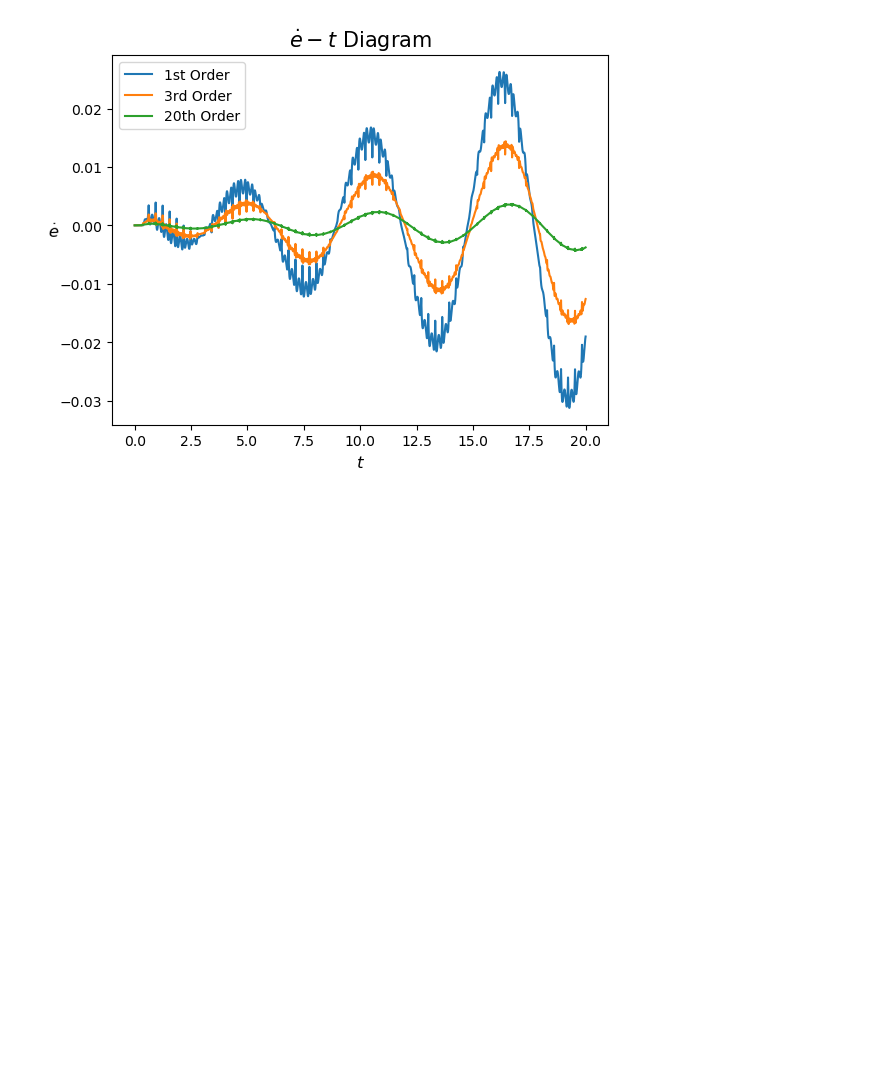
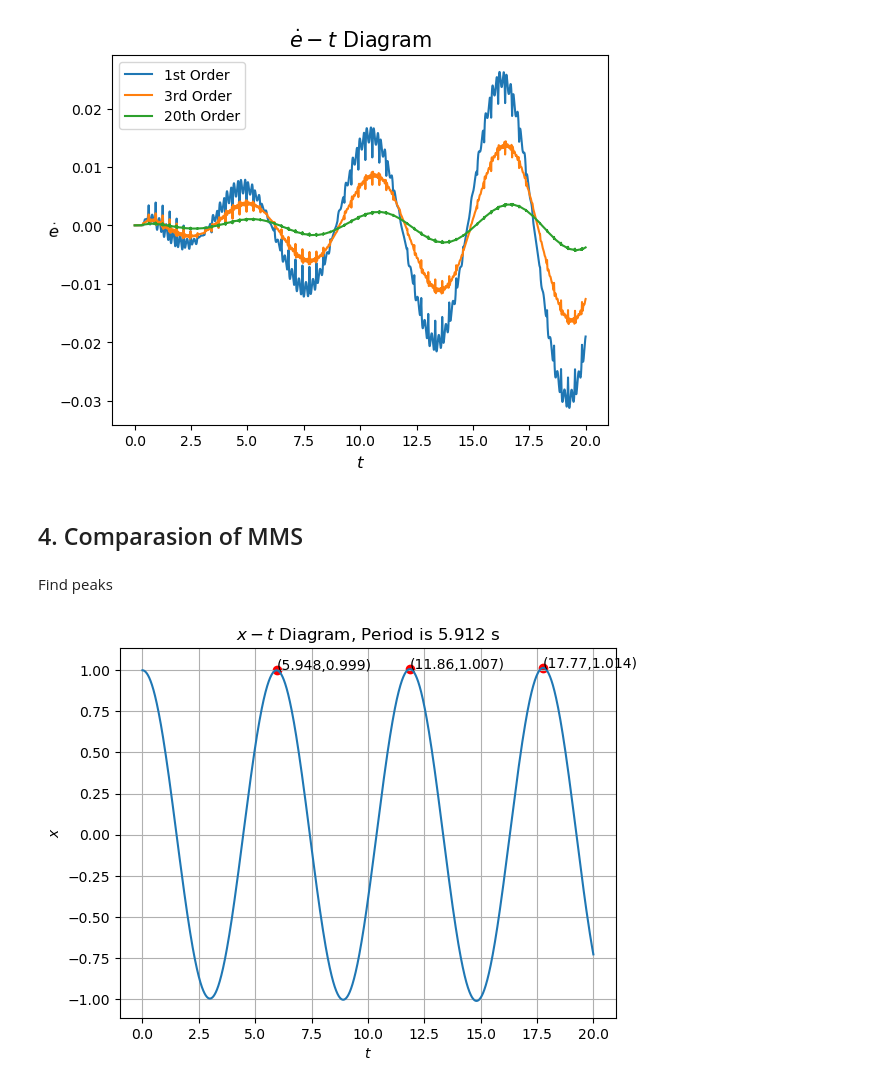
Before and after one commit to CTCingithub/HybridSysTest, a Jupyter notebook: 00Linear/Linear.ipynb, the cells around one changed output. Cells and saved outputs as stored; diff of their text form; code cells hidden in the pictures; blank space fills up the shorter version.

```diff
--- a/00Linear/Linear.ipynb
+++ b/00Linear/Linear.ipynb
@@ -126,3 +126,31 @@ plt.show()
 # %% [output]
 [figure]
 [figure]
+# %% [markdown]
+## 4. Comparasion of MMS
+# %% [markdown]
+Find peaks
+# %%
+from scipy.signal import find_peaks
+
+PeakTime_id, _ = find_peaks(Data_Sampling[:, 1], distance=100)
+
+ResponsePeriod = Data_Sampling[PeakTime_id, 0][1] - Data_Sampling[PeakTime_id, 0][0]
+
+plt.plot(Data_Sampling[:, 0], Data_Sampling[:, 1])
+plt.scatter(Data_Sampling[PeakTime_id, 0], Data_Sampling[PeakTime_id, 1], c="r")
+
+for i in PeakTime_id:
+    plt.annotate(
+        f"({str(Data_Sampling[i, 0])[:5]},{str(Data_Sampling[i, 1])[:5]})",
+        (Data_Sampling[i, 0], Data_Sampling[i, 1]),
+    )
+plt.xlabel(r"$t$")
+plt.ylabel(r"$x$")
+plt.grid()
+# Display first 5 digits
+plt.title(r"$x-t$" + " Diagram, Period is " + str(ResponsePeriod)[:5] + " s")
+
+plt.show()
+# %% [output]
+[figure, added]
```
Also changed, not shown: parts of 2 cells of this notebook.
